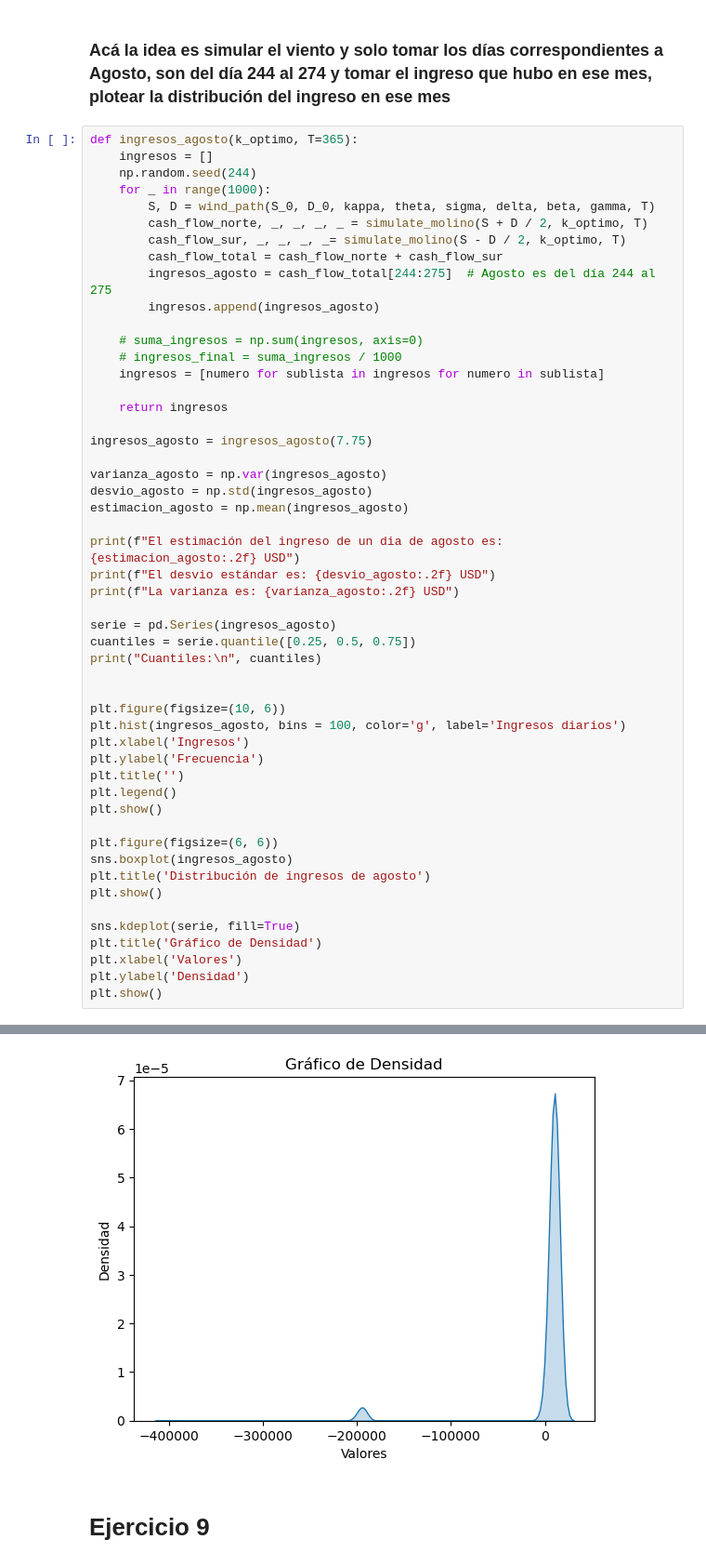
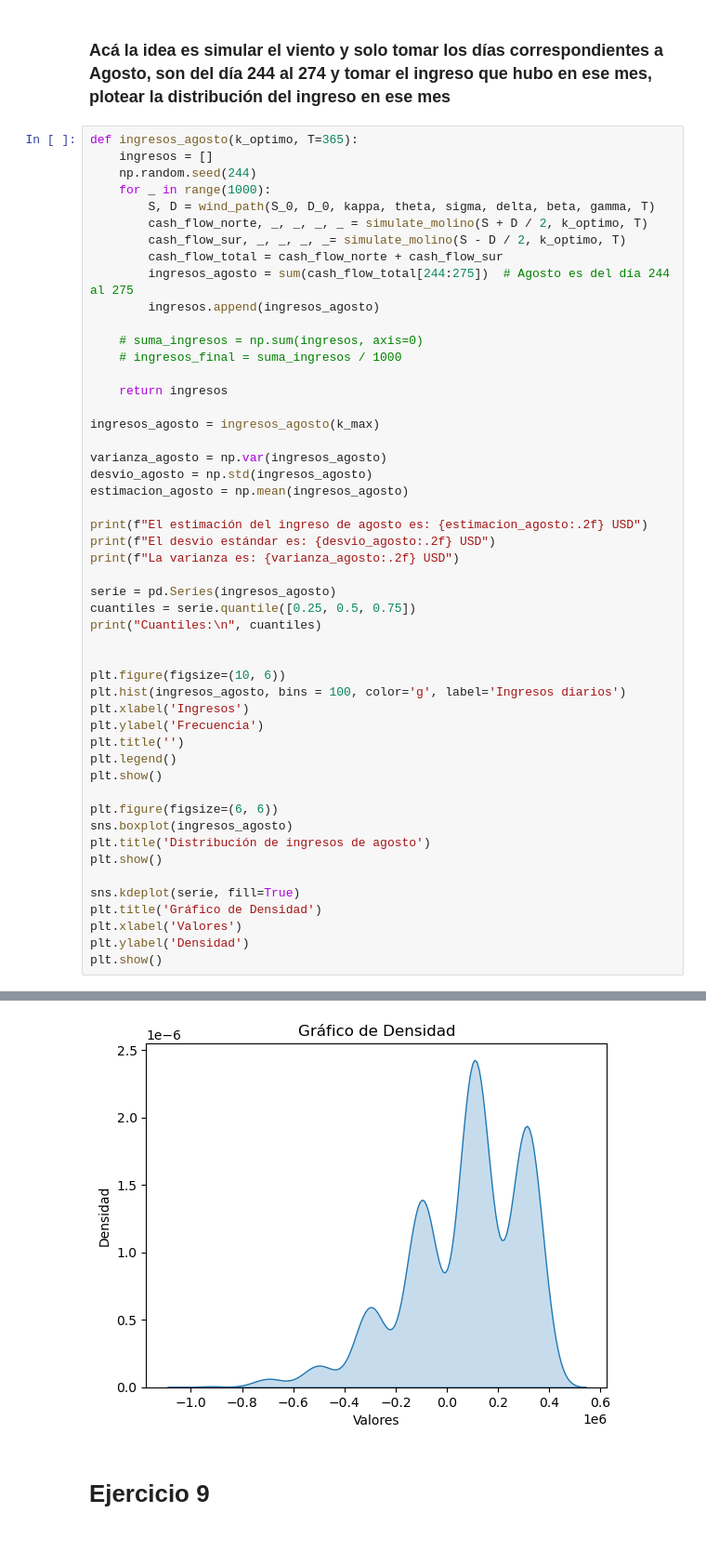
Before and after one commit to mrgimenezcosta/TP1_ACN, a Jupyter notebook: v2TP1ACN.ipynb, the cells around one changed output, grey strips where cells are left out. Shown at 93% size. Drawn from its saved outputs; the diff is of its cells as text.

Commit message:
correccion agosto

```diff
--- a/v2TP1ACN.ipynb
+++ b/v2TP1ACN.ipynb
@@ -517,22 +519,21 @@ def ingresos_agosto(k_optimo, T=365):
         cash_flow_norte, _, _, _, _ = simulate_molino(S + D / 2, k_optimo, T)
         cash_flow_sur, _, _, _, _= simulate_molino(S - D / 2, k_optimo, T)
         cash_flow_total = cash_flow_norte + cash_flow_sur
-        ingresos_agosto = cash_flow_total[244:275]  # Agosto es del día 244 al 275
+        ingresos_agosto = sum(cash_flow_total[244:275])  # Agosto es del día 244 al 275
         ingresos.append(ingresos_agosto)
 
     # suma_ingresos = np.sum(ingresos, axis=0)
     # ingresos_final = suma_ingresos / 1000
-    ingresos = [numero for sublista in ingresos for numero in sublista]
 
     return ingresos
 
-ingresos_agosto = ingresos_agosto(7.75)
+ingresos_agosto = ingresos_agosto(k_max)
 
 varianza_agosto = np.var(ingresos_agosto)
 desvio_agosto = np.std(ingresos_agosto)
 estimacion_agosto = np.mean(ingresos_agosto)
 
-print(f"El estimación del ingreso de un dia de agosto es: {estimacion_agosto:.2f} USD")
+print(f"El estimación del ingreso de agosto es: {estimacion_agosto:.2f} USD")
 print(f"El desvio estándar es: {desvio_agosto:.2f} USD")
 print(f"La varianza es: {varianza_agosto:.2f} USD")
 
@@ -573,4 +574,4 @@ dtype: float64
-[figure, old version]
+[figure, new version]
 # %% [markdown]
 # Ejercicio 9
 # %% [markdown]
```
Also changed, not shown: parts of 16 cells of this notebook.
